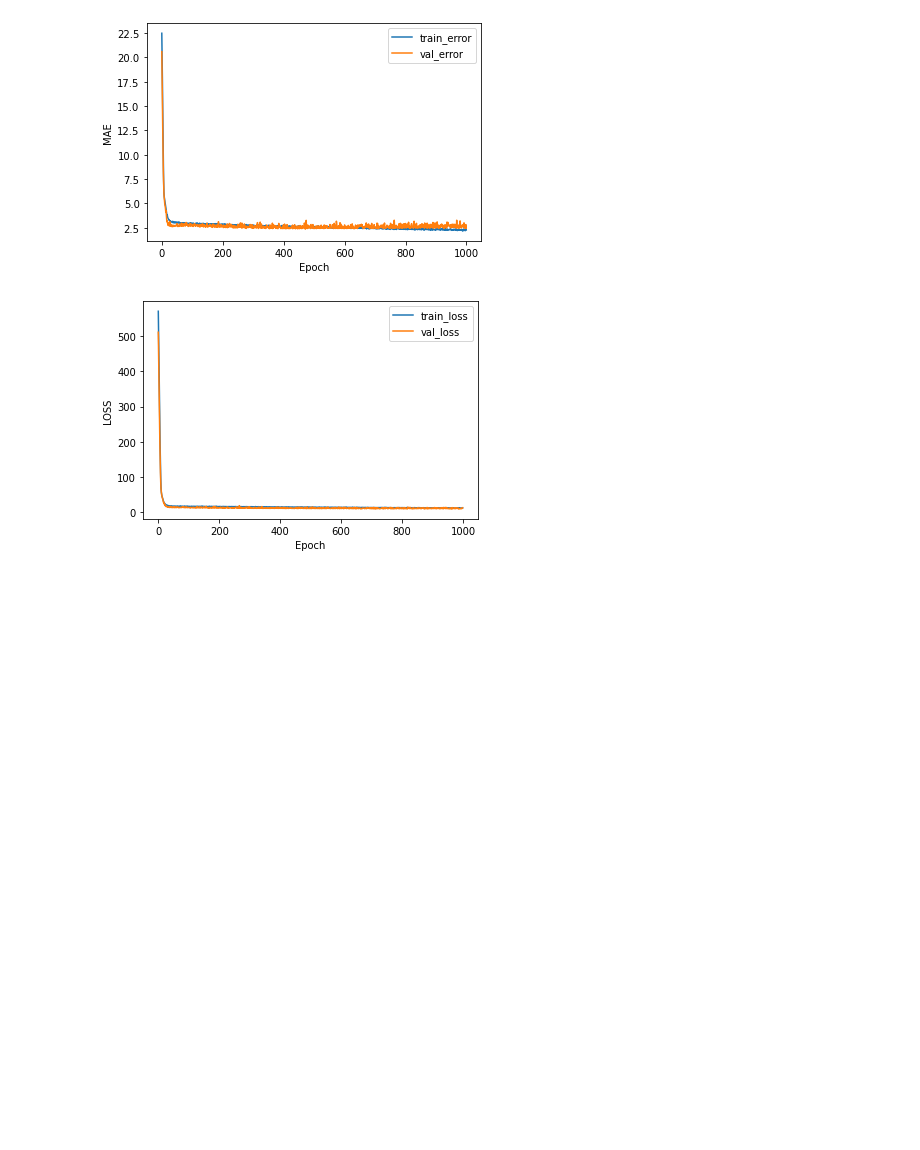
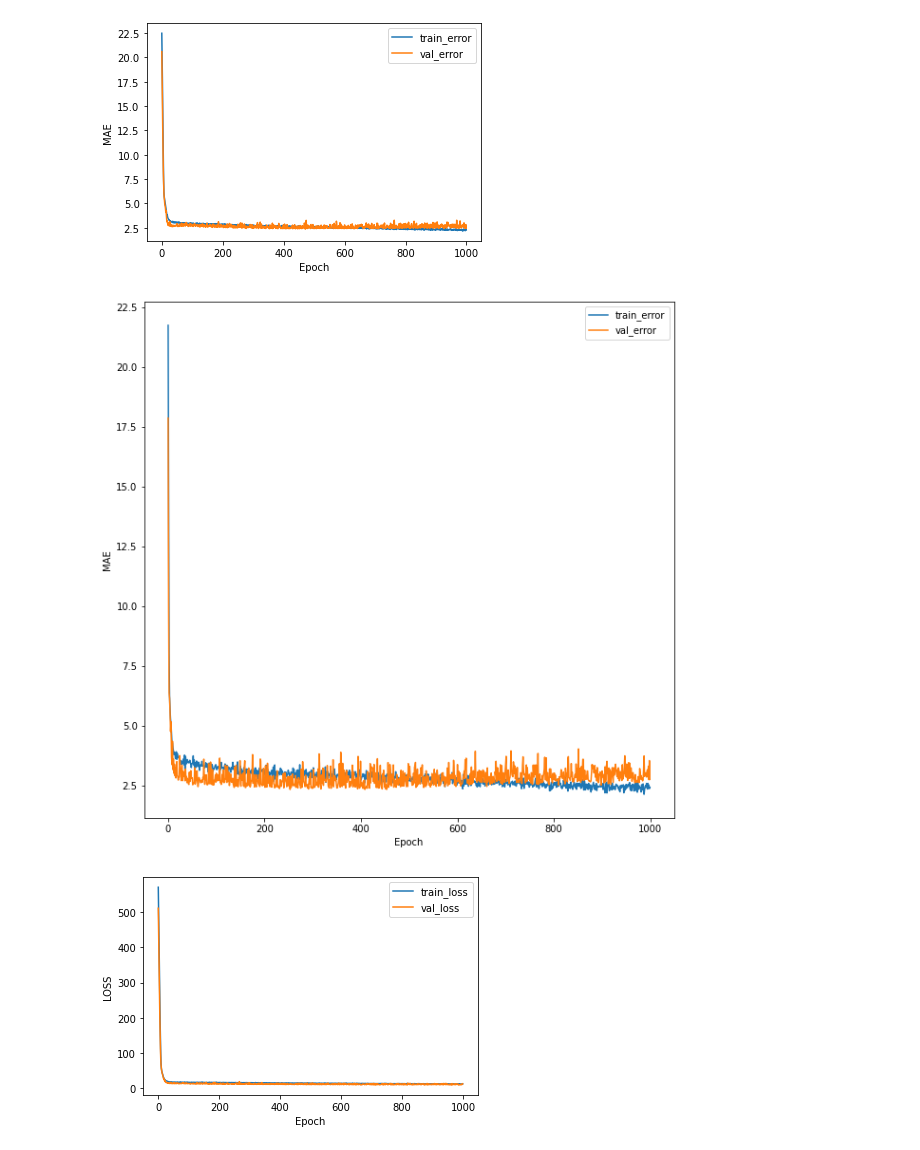
Before and after one commit to a-forty-two/cylons, a Jupyter notebook: 07_Regularization.ipynb, the cells around one changed output. Saved outputs shown, nothing was run; the diff lists cells and outputs as text; code cells hidden in the pictures; blank space fills up the shorter version.

```diff
--- a/07_Regularization.ipynb
+++ b/07_Regularization.ipynb
@@ -351,7 +355,11 @@ m1.compile(optimizer=opt1, loss='mean_squared_error', metrics=['mean_squared_err
 # %%
 # LET's add DROPOUT Layers
 m2 = keras.Sequential()
-m2.add(keras.layers.Dense(HP_dim_l1_l2_secModel, activation=tf.nn.relu,input_shape=[len(xtrain.keys())]))
-m2.add(keras.layers.Dense(HP_dim_l2_l3_secModel, activation=tf.nn.relu))
-m2.add(keras.layers.Dense(1, activation= tf.nn.relu))
+m2.add(keras.layers.Dense(64, activation=tf.nn.relu,input_shape=[len(xtrain.keys())]))
+m2.add(keras.layers.Dense(128, activation=tf.nn.relu)) # till this point-> 100% info
+m2.add(keras.layers.Dropout(0.25)) # NO NEW PARAMS generated!
+m2.add(keras.layers.Dense(256, activation=tf.nn.relu)) # 100-25 = RANDOM 75% info left
+m2.add(keras.layers.Dropout(0.25))
+m2.add(keras.layers.Dense(1, activation= tf.nn.relu)) # 75 - 19 = 56% info left
 m2.compile(optimizer=opt2, loss='mean_squared_error', metrics=['mean_squared_error','mean_absolute_error'])
+m2.summary()
@@ -358,5 +387,5 @@ m2.compile(optimizer=opt2, loss='mean_squared_error', metrics=['mean_squared_err
 # %%
-h1 = m1.fit(xtrain_norm, ytrain, epochs=HP_epoch, validation_split=0.2,
+history = m2.fit(xtrain_norm, ytrain, epochs=HP_epoch, validation_split=0.2,
             verbose=0, callbacks=[PrintAtEnd()])
 # %% [output]
 ....................................................................................................
@@ -486,6 +515,20 @@ plt.legend()
 plt.show()
 # %% [output]
 [figure]
+# %%
+hist2 = pd.DataFrame(history.history)
+hist2['epoch'] = h2.epoch
+plt.figure(figsize=(10,10))
+plt.xlabel('Epoch')
+plt.ylabel('MAE')
+plt.plot(hist2['mean_absolute_error'], label='train_error')
+plt.plot(hist2['val_mean_absolute_error'], label='val_error')
+
+plt.legend()
+plt.show()
+# IN THIS CASE-> Looks like DROPOUT wasn't very helpful
+# %% [output]
+[figure, added]
 # %%
 hist1 = pd.DataFrame(h1.history)
 hist1['epoch'] = h1.epoch
```
Also changed, not shown: parts of 3 cells of this notebook.
